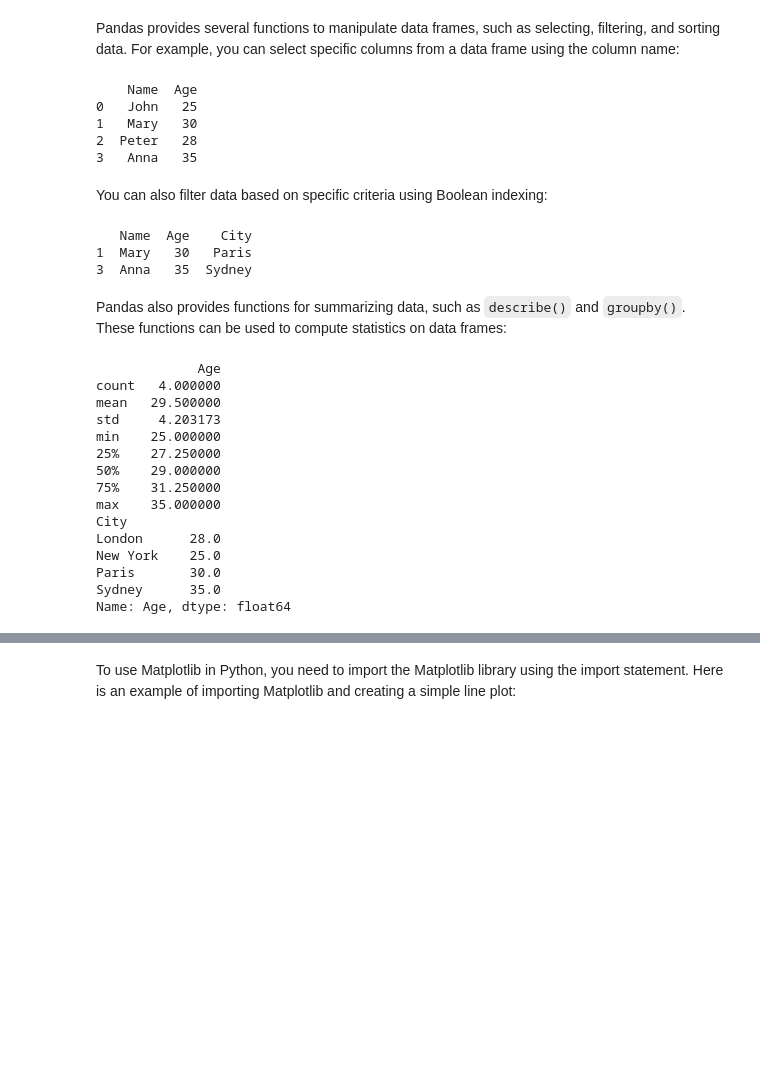
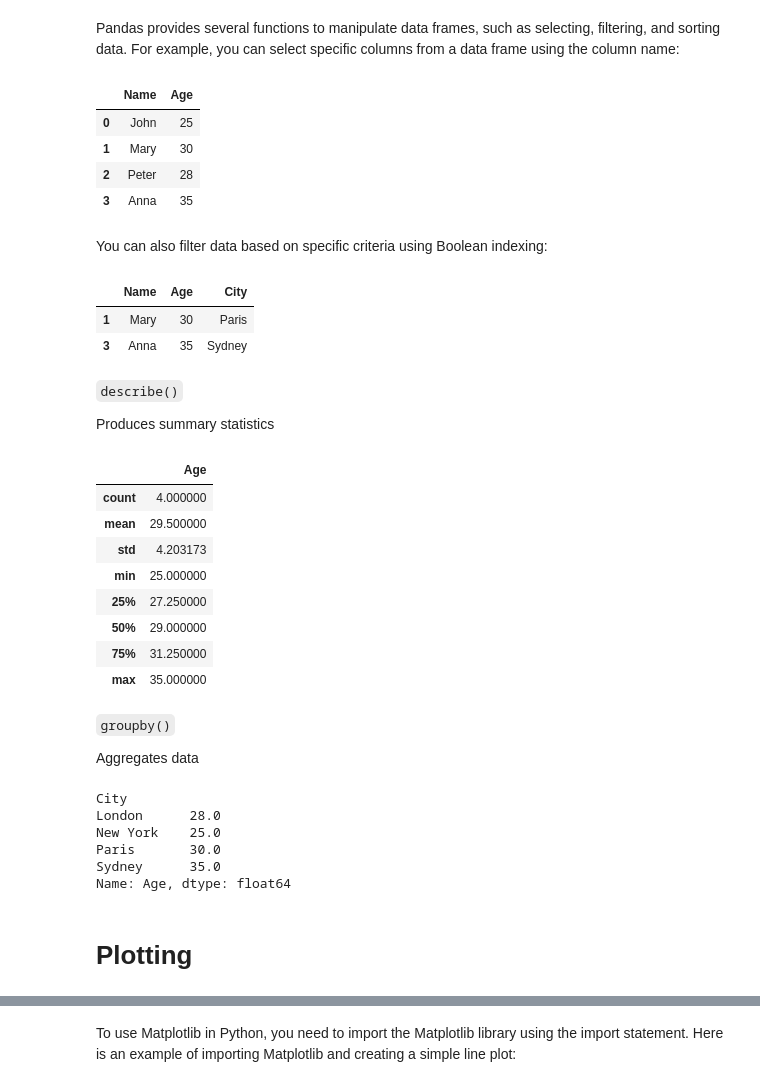
Before and after one commit to ireneundiandeye/FinancialDataAnalytics, a Jupyter notebook: slides.ipynb, the cells around one changed output, grey strips where cells are left out. Cells and saved outputs as stored; diff of their text form; code cells hidden in the pictures; blank space fills up the shorter version.

```diff
--- a/slides.ipynb
+++ b/slides.ipynb
@@ -775,47 +795,56 @@ Pandas provides several functions to manipulate data frames, such as selecting,
 # %%
 # select specific columns
 name_age = df[['Name', 'Age']]
-print(name_age)
+display(name_age)
 # %% [output]
-    Name  Age
-0   John   25
-1   Mary   30
-2  Peter   28
-3   Anna   35
+|  | Name | Age |
+| 0 | John | 25 |
+| 1 | Mary | 30 |
+| 2 | Peter | 28 |
+| 3 | Anna | 35 |
 # %% [markdown]
 You can also filter data based on specific criteria using Boolean indexing:
 # %%
 # filter data based on criteria
 filtered_df = df[df['Age'] > 28]
-print(filtered_df)
+display(filtered_df)
 # %% [output]
-   Name  Age    City
-1  Mary   30   Paris
-3  Anna   35  Sydney
+|  | Name | Age | City |
+| 1 | Mary | 30 | Paris |
+| 3 | Anna | 35 | Sydney |
-# %% [markdown]
-Pandas also provides functions for summarizing data, such as `describe()` and `groupby()`. These functions can be used to compute statistics on data frames:
+# %% [markdown]
+`describe()`
+
+Produces summary statistics
+# %%
+# summarize data
+summary = df.describe()
+display(summary)
+# %% [output]
+|  | Age |
+| count | 4.000000 |
+| mean | 29.500000 |
+| std | 4.203173 |
+| min | 25.000000 |
+| 25% | 27.250000 |
+| 50% | 29.000000 |
+| 75% | 31.250000 |
+| max | 35.000000 |
+# %% [markdown]
+`groupby()`
+
+Aggregates data
 # %%
-# summarize data
-summary = df.describe()
-print(summary)
-
 # group data by a column
 grouped_df = df.groupby('City')
-print(grouped_df["Age"].mean())
+display(grouped_df["Age"].mean())
 # %% [output]
-             Age
-count   4.000000
-mean   29.500000
-std     4.203173
-min    25.000000
-25%    27.250000
-50%    29.000000
-75%    31.250000
-max    35.000000
 City
 London      28.0
 New York    25.0
 Paris       30.0
 Sydney      35.0
 Name: Age, dtype: float64
+# %% [markdown]
+# Plotting
 # %% [markdown]
```
Also changed, not shown: parts of 37 cells of this notebook, 2 other files.
